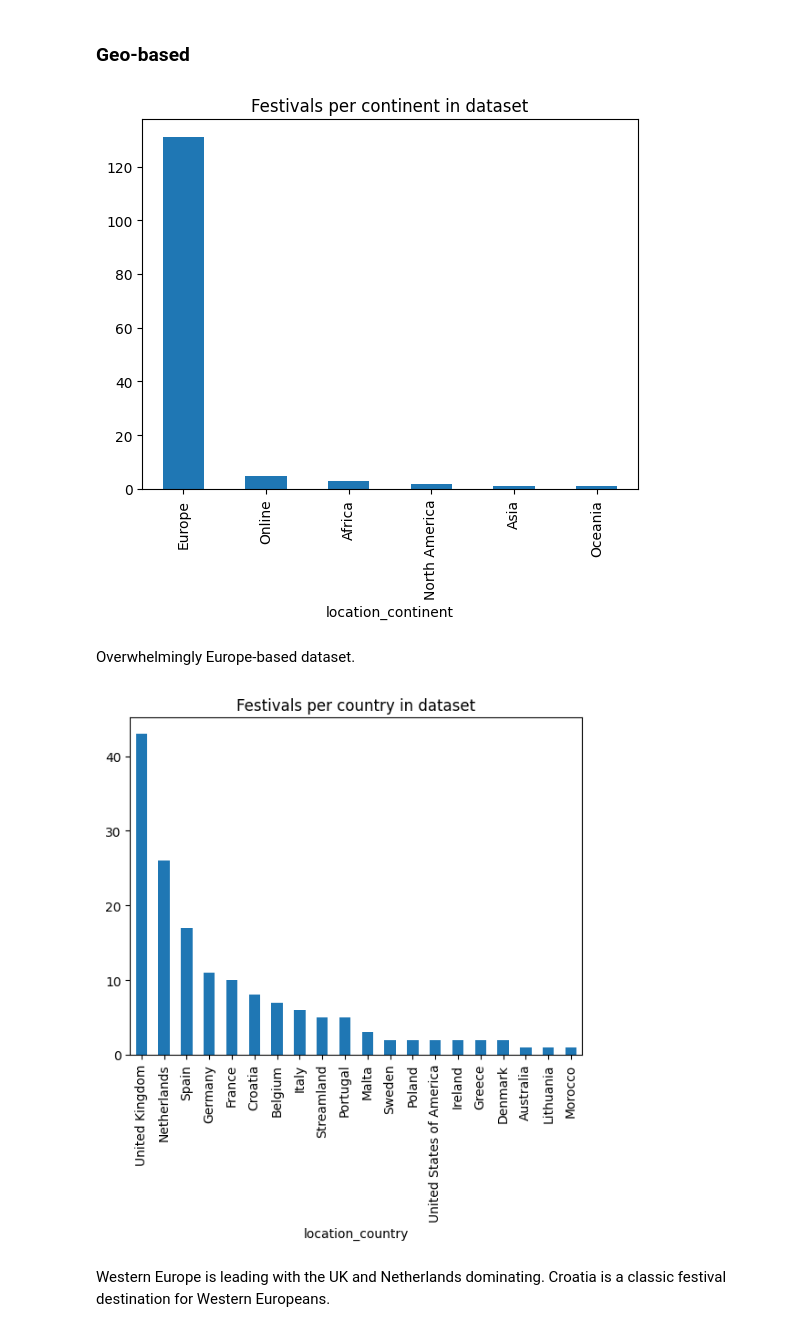
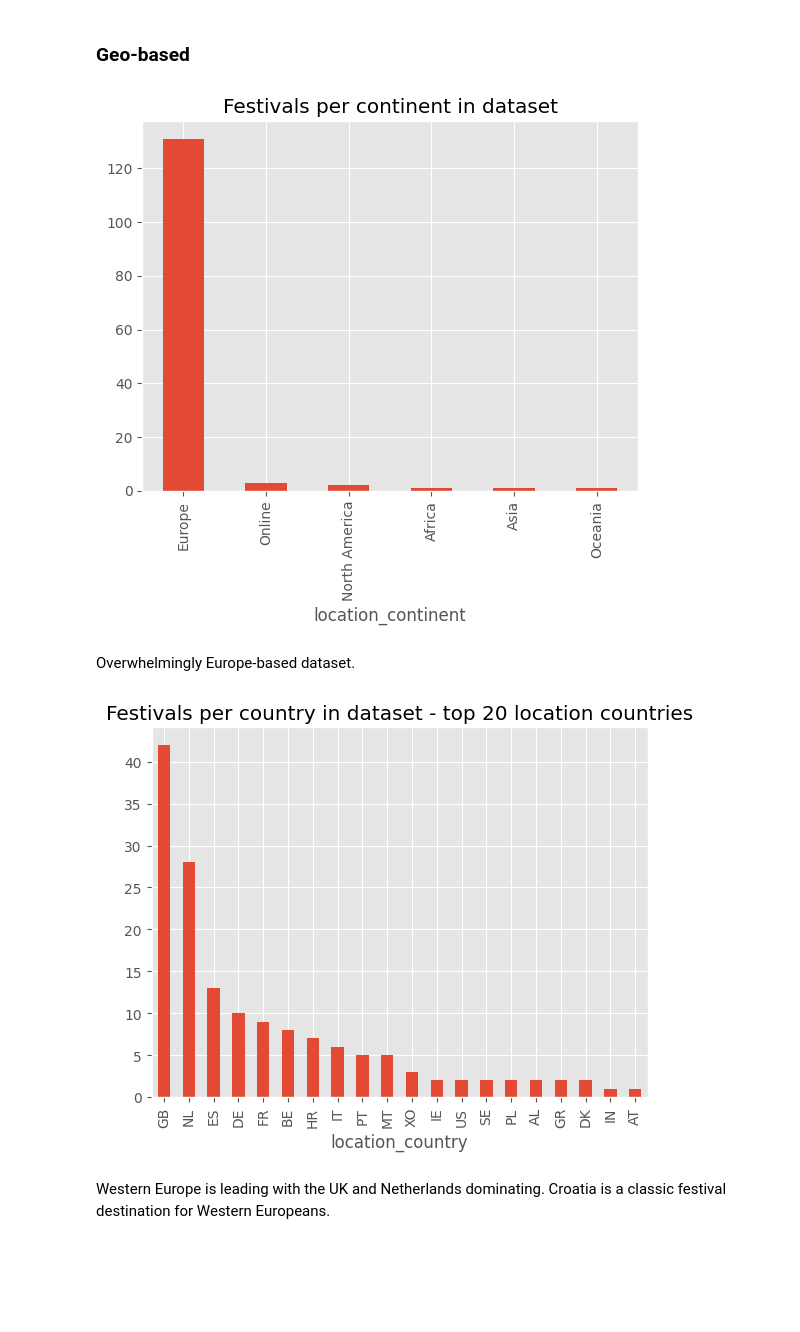
Before and after one commit to s-howe/festival-analysis, a Jupyter notebook: analysis/eda.ipynb, the cells around one changed output. Saved outputs shown, nothing was run; the diff lists cells and outputs as text; code cells hidden in the pictures; blank space fills up the shorter version.

```diff
--- a/analysis/eda.ipynb
+++ b/analysis/eda.ipynb
@@ -7,6 +7,8 @@ from matplotlib import pyplot as plt
 import seaborn as sns
 
 from festival_analysis.analysis_utils import query_db
+
+plt.style.use('ggplot')
 # %%
 %matplotlib inline
 # %% [markdown]
@@ -66,6 +67,7 @@ Most festivals in the dataset are on the smaller side: up to 10k. Only a few XL
 # %%
 query_festival_instances = '''
 SELECT
+  primary_event_id,
   f.name||'-'||fe.edition_year AS edition_name,
   CAST(fe.festival_id AS VARCHAR) AS festival_id,
   f.name AS festival_name,
@@ -79,11 +81,10 @@ SELECT
 FROM
   festivals f
   LEFT JOIN editions fe USING(festival_id)
-  LEFT JOIN countries c ON fe.location_country = c.country_name
+  LEFT JOIN countries c ON fe.location_country = c.country
 '''
 
-df_festival_editions = query_db(query_festival_instances)
-df_festival_editions.set_index('edition_name', inplace=True)
+df_festival_editions = query_db(query_festival_instances, index='primary_event_id')
 df_festival_editions.info()
 df_festival_editions.head()
 # %% [output]
@@ -117,16 +119,18 @@ top_n_countries = df_festival_editions.groupby('location_country').size().sort_v
 # %% [markdown]
 ### Geo-based
 # %%
-df_festival_editions.groupby('location_continent')['festival_id'].nunique().sort_values(ascending=False).plot(kind='bar', title='Festivals per continent in dataset')
+festivals_per_continent = df_festival_editions.groupby('location_continent')['festival_id'].nunique().rename('festivals').sort_values(ascending=False)
+festivals_per_continent.plot(kind='bar', title='Festivals per continent in dataset')
 plt.show()
 # %% [output]
-[figure, old version]
+[figure, new version]
 # %% [markdown]
 Overwhelmingly Europe-based dataset.
 # %%
-df_festival_editions.groupby('location_country')['festival_id'].nunique().sort_values(ascending=False).head(20).plot(kind='bar', title='Festivals per country in dataset')
+festivals_per_country = df_festival_editions.groupby('location_country')['festival_id'].nunique().rename('festivals').sort_values(ascending=False)
+festivals_per_country.head(20).plot(kind='bar', title='Festivals per country in dataset - top 20 location countries')
 plt.show()
 # %% [output]
-[figure, old version]
+[figure, new version]
 # %% [markdown]
 Western Europe is leading with the UK and Netherlands dominating. Croatia is a classic festival destination for Western Europeans.
```
Also changed, not shown: parts of 35 cells of this notebook.
